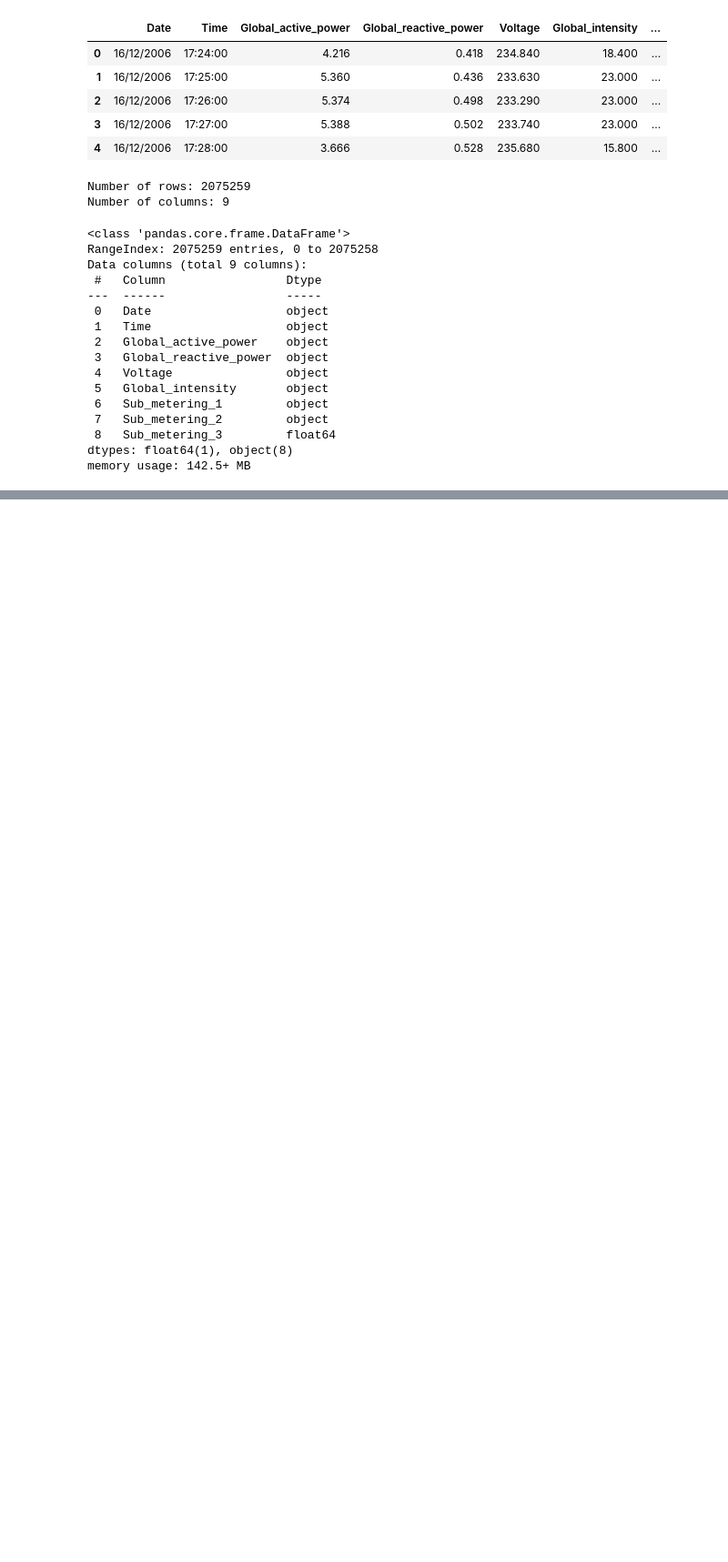
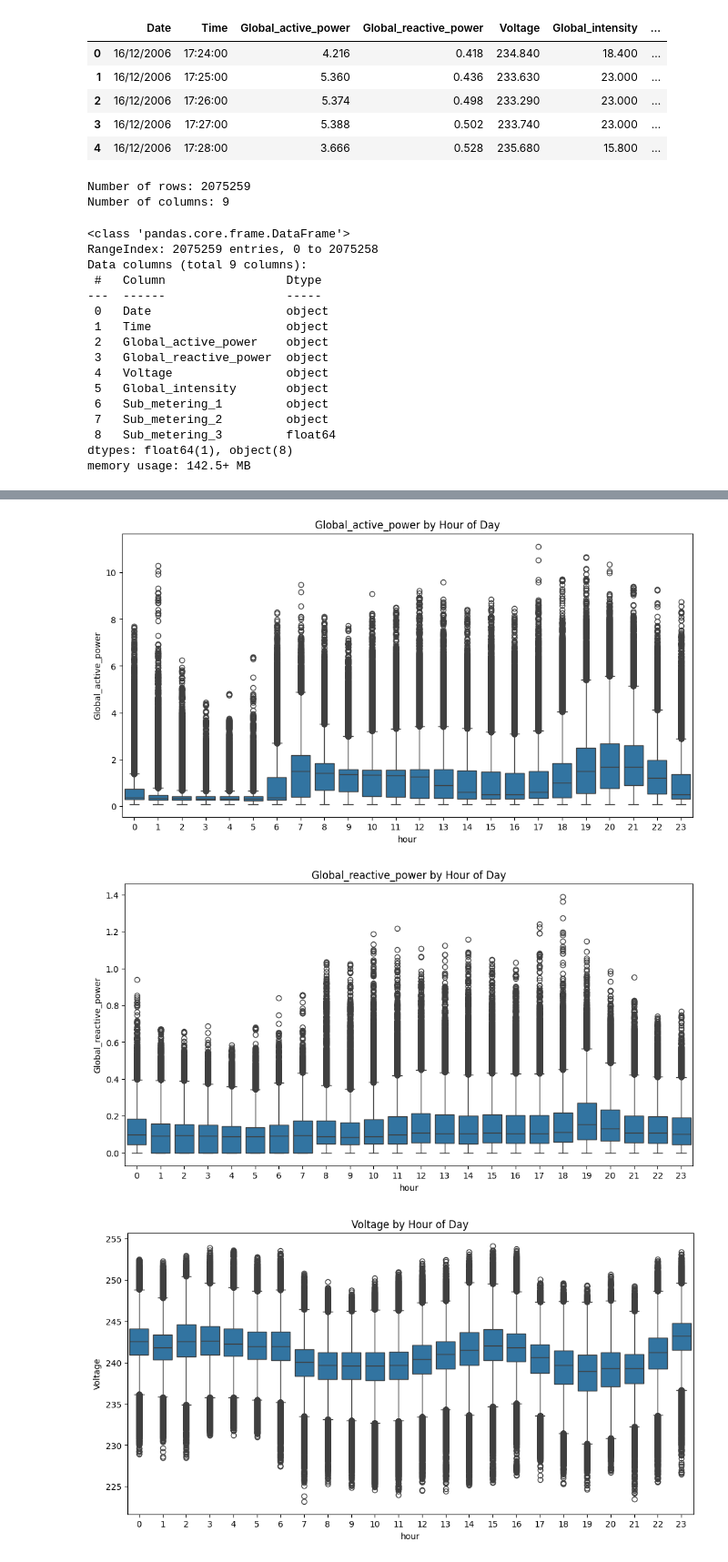
Before and after one commit to GaryVidalC/eda-portfolio, a Jupyter notebook: notebooks/eda_housing.ipynb, the cells around one changed output, grey strips where cells are left out. Shown at 91% size. Saved outputs shown, nothing was run; the diff lists cells and outputs as text; code cells hidden in the pictures; blank space fills up the shorter version.

```diff
--- a/notebooks/eda_housing.ipynb
+++ b/notebooks/eda_housing.ipynb
@@ -78,0 +115,14 @@ ValueError: Unable to parse string "16/12/2006" at position 0
+# %%
+df_cleaned_2 = df_cleaned.copy()
+df_cleaned_2["hour"] = df_cleaned_2.index.hour
+
+for col in df_cleaned_2.columns:
+    if col != "hour":
+        plt.figure(figsize=(12,6))
+        sns.boxplot(x="hour", y=col, data=df_cleaned_2)
+        plt.title(f"{col} by Hour of Day")
+        plt.show()
+# %% [output]
+[figure, added]
+[figure, added]
+[figure, added]
```
Also changed, not shown: parts of 8 cells of this notebook, 1 other file.
